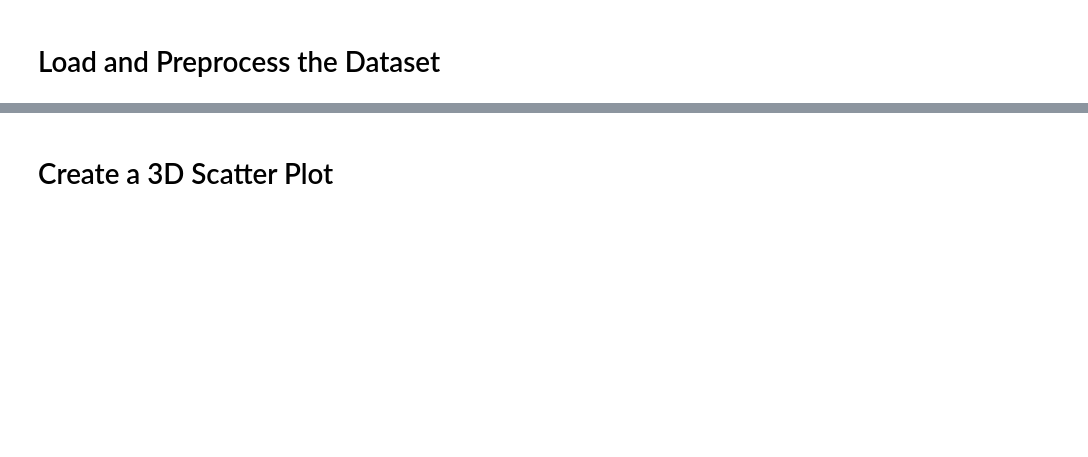
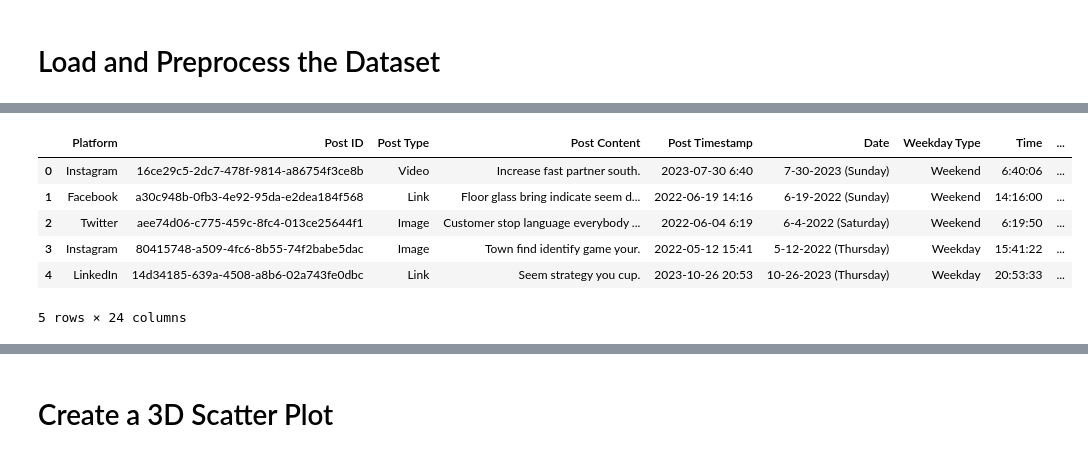
Before and after one commit to sunyshore/knn, a Jupyter notebook: knn_working.ipynb, the cells around one changed output, grey strips where cells are left out. Drawn from its saved outputs; the diff is of its cells as text; code cells hidden in the pictures; blank space fills up the shorter version.

```diff
--- a/knn_working.ipynb
+++ b/knn_working.ipynb
@@ -206,0 +54,14 @@ print(df_socials.head())
+# %%
+# Step 1: Load the Dataset
+# Load the mall customers dataset from a CSV file into a Pandas DataFrame.
+# This allows for easy data manipulation and analysis.
+df_socials = pd.read_csv('datasets/gooddata.csv')
+df_socials.head()
+# %% [output]
+|  | Platform | Post ID | Post Type | Post Content | Post Timestamp | Date | Weekday Type | Time | ... |
+| 0 | Instagram | 16ce29c5-2dc7-478f-9814-a86754f3ce8b | Video | Increase fast partner south. | 2023-07-30 6:40 | 7-30-2023 (Sunday) | Weekend | 6:40:06 | ... |
+| 1 | Facebook | a30c948b-0fb3-4e92-95da-e2dea184f568 | Link | Floor glass bring indicate seem d... | 2022-06-19 14:16 | 6-19-2022 (Sunday) | Weekend | 14:16:00 | ... |
+| 2 | Twitter | aee74d06-c775-459c-8fc4-013ce25644f1 | Image | Customer stop language everybody ... | 2022-06-04 6:19 | 6-4-2022 (Saturday) | Weekend | 6:19:50 | ... |
+| 3 | Instagram | 80415748-a509-4fc6-8b55-74f2babe5dac | Image | Town find identify game your. | 2022-05-12 15:41 | 5-12-2022 (Thursday) | Weekday | 15:41:22 | ... |
+| 4 | LinkedIn | 14d34185-639a-4508-a8b6-02a743fe0dbc | Link | Seem strategy you cup. | 2023-10-26 20:53 | 10-26-2023 (Thursday) | Weekday | 20:53:33 | ... |
+5 rows × 24 columns
```
Also changed, not shown: parts of 9 cells of this notebook, 1 other file.
